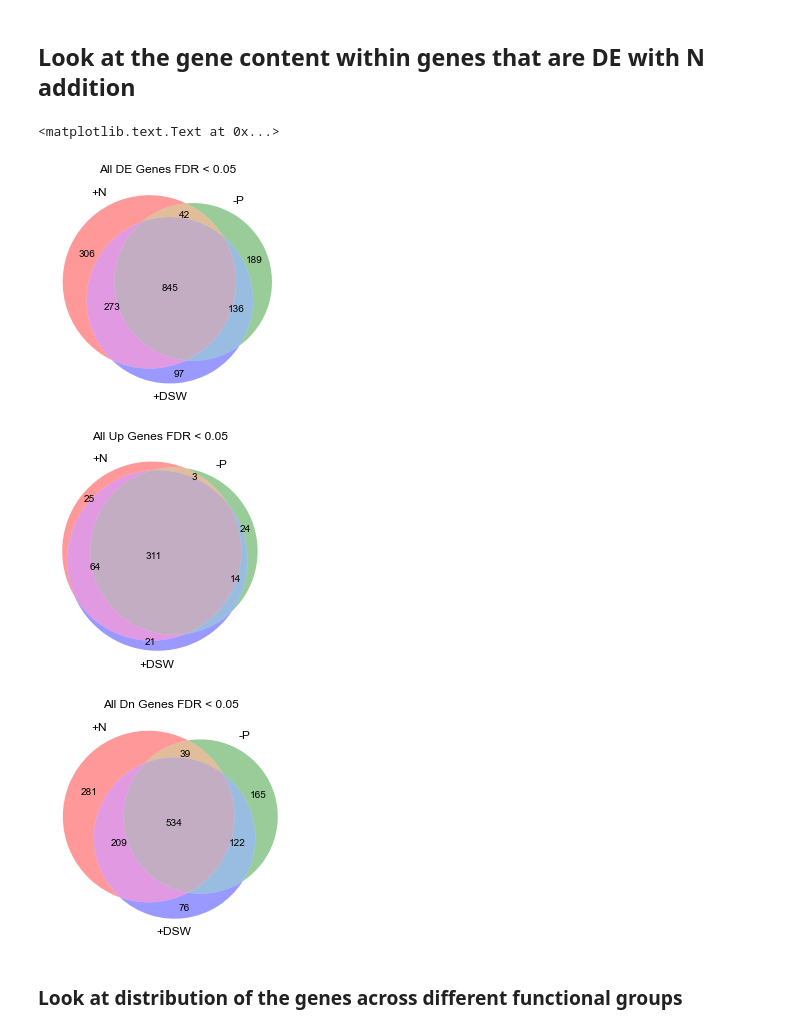
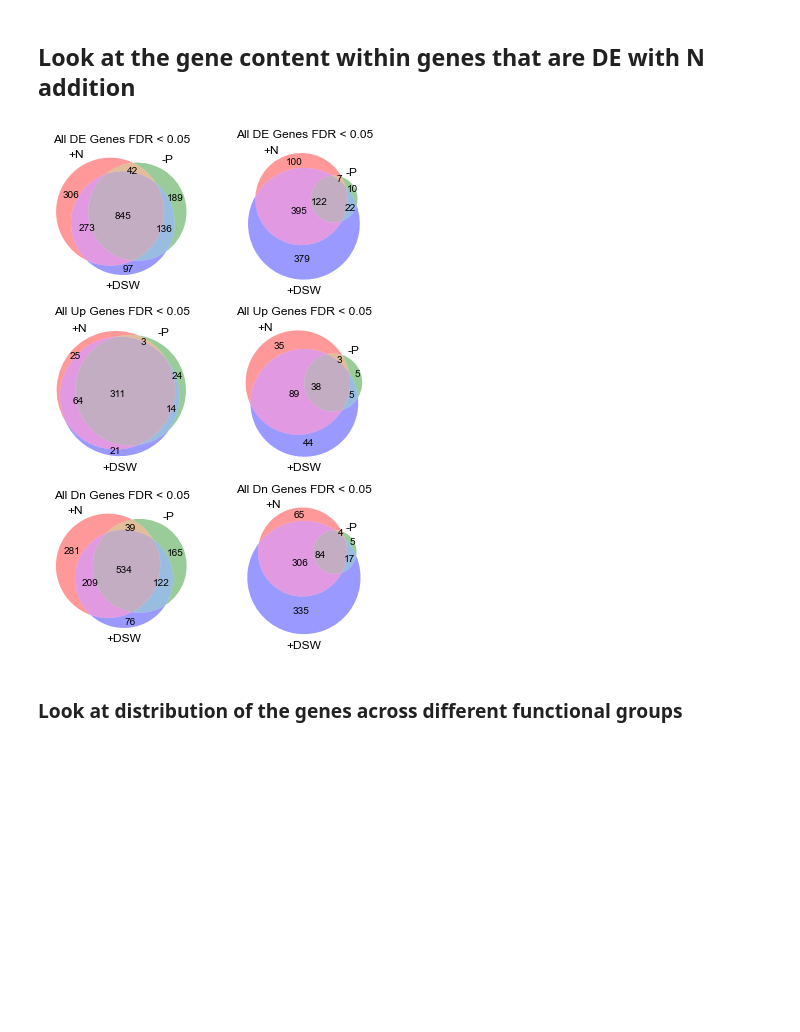
Before and after one commit to halexand/Ehux_HD, a Jupyter notebook: output_RSEM_Bowtie2/Ehux_SigGenes-isoformOrhtologusGroupComparison.ipynb, the cells around one changed output. Drawn from its saved outputs; the diff is of its cells as text; code cells hidden in the pictures; blank space fills up the shorter version.

```diff
--- a/output_RSEM_Bowtie2/Ehux_SigGenes-isoformOrhtologusGroupComparison.ipynb
+++ b/output_RSEM_Bowtie2/Ehux_SigGenes-isoformOrhtologusGroupComparison.ipynb
@@ -381,40 +378,71 @@ PlotHeatmap(RSEM_Gene_Stats)
 # %%
 #All differentially regulated genes
 from matplotlib_venn import venn3
 
 QR=RSEM_Gene_Hash['Q_con_vs_R_PlusN']
 QV=RSEM_Gene_Hash['Q_con_vs_V_MinusP']
 QX=RSEM_Gene_Hash['Q_con_vs_X_PlusDSW']
 
 QR_Sig_Set=set(QR[QR.FDR<0.05].index)
 QV_Sig_Set=set(QV[QV.FDR<0.05].index)
 QX_Sig_Set=set(QX[QX.FDR<0.05].index)
 
-fig,ax=plt.subplots(1)
+fig,axs=plt.subplots(3,2)
+fig.set_size_inches(6,9)
+ax=axs[0][0]
 venn3([QR_Sig_Set, QV_Sig_Set, QX_Sig_Set], set_labels=['+N','-P', '+DSW'],ax=ax)
 ax.set_title('All DE Genes FDR < 0.05')
 
 Up_R_Q=set(QR[(QR.FDR<0.05)&(QR.logFC<0)].index)
 Up_V_Q=set(QV[(QV.FDR<0.05)&(QV.logFC<0)].index)
 Up_X_Q=set(QX[(QX.FDR<0.05)&(QX.logFC<0)].index)
 
-fig,ax=plt.subplots(1)
-venn3([Up_R_Q, Up_V_Q, Up_X_Q], set_labels=['+N','-P', '+DSW'])
+ax=axs[1][0]
+venn3([Up_R_Q, Up_V_Q, Up_X_Q], set_labels=['+N','-P', '+DSW'], ax=ax)
 ax.set_title('All Up Genes FDR < 0.05')
 
 
 Dn_R_Q=set(QR[(QR.FDR<0.05)&(QR.logFC>0)].index)
 Dn_V_Q=set(QV[(QV.FDR<0.05)&(QV.logFC>0)].index)
 Dn_X_Q=set(QX[(QX.FDR<0.05)&(QX.logFC>0)].index)
 
-fig,ax=plt.subplots(1)
-venn3([Dn_R_Q, Dn_V_Q, Dn_X_Q], set_labels=['+N','-P', '+DSW'])
+ax=axs[2][0]
+venn3([Dn_R_Q, Dn_V_Q, Dn_X_Q], set_labels=['+N','-P', '+DSW'], ax=ax)
 ax.set_title('All Dn Genes FDR < 0.05')
+
+
+
+QR=RSEM_Isoform_Hash['Q_con_vs_R_PlusN']
+QV=RSEM_Isoform_Hash['Q_con_vs_V_MinusP']
+QX=RSEM_Isoform_Hash['Q_con_vs_X_PlusDSW']
+
+QR_Sig_Set=set(QR[QR.FDR<0.05].index)
+QV_Sig_Set=set(QV[QV.FDR<0.05].index)
+QX_Sig_Set=set(QX[QX.FDR<0.05].index)
+
+ax=axs[0][1]
+venn3([QR_Sig_Set, QV_Sig_Set, QX_Sig_Set], set_labels=['+N','-P', '+DSW'],ax=ax)
+ax.set_title('All DE Genes FDR < 0.05')
+
+Up_R_Q=set(QR[(QR.FDR<0.05)&(QR.logFC<0)].index)
+Up_V_Q=set(QV[(QV.FDR<0.05)&(QV.logFC<0)].index)
+Up_X_Q=set(QX[(QX.FDR<0.05)&(QX.logFC<0)].index)
+
+ax=axs[1][1]
+venn3([Up_R_Q, Up_V_Q, Up_X_Q], set_labels=['+N','-P', '+DSW'], ax=ax)
+ax.set_title('All Up Genes FDR < 0.05')
+
+Dn_R_Q=set(QR[(QR.FDR<0.05)&(QR.logFC>0)].index)
+Dn_V_Q=set(QV[(QV.FDR<0.05)&(QV.logFC>0)].index)
+Dn_X_Q=set(QX[(QX.FDR<0.05)&(QX.logFC>0)].index)
+
+ax=axs[2][1]
+venn3([Dn_R_Q, Dn_V_Q, Dn_X_Q], set_labels=['+N','-P', '+DSW'],ax=ax)
+ax.set_title('All Dn Genes FDR < 0.05')
+
+fig.savefig('../Figures/Venn_DEGenes.pdf')
 # %% [output]
-<matplotlib.text.Text at 0x...>
-[figure, old version]
+[figure, new version]
-[figure, removed]
-[figure, removed]
 # %% [markdown]
 ### Look at distribution of the genes across different functional groups
 # %%
```
Also changed, not shown: parts of 75 cells of this notebook, 58 other files.
